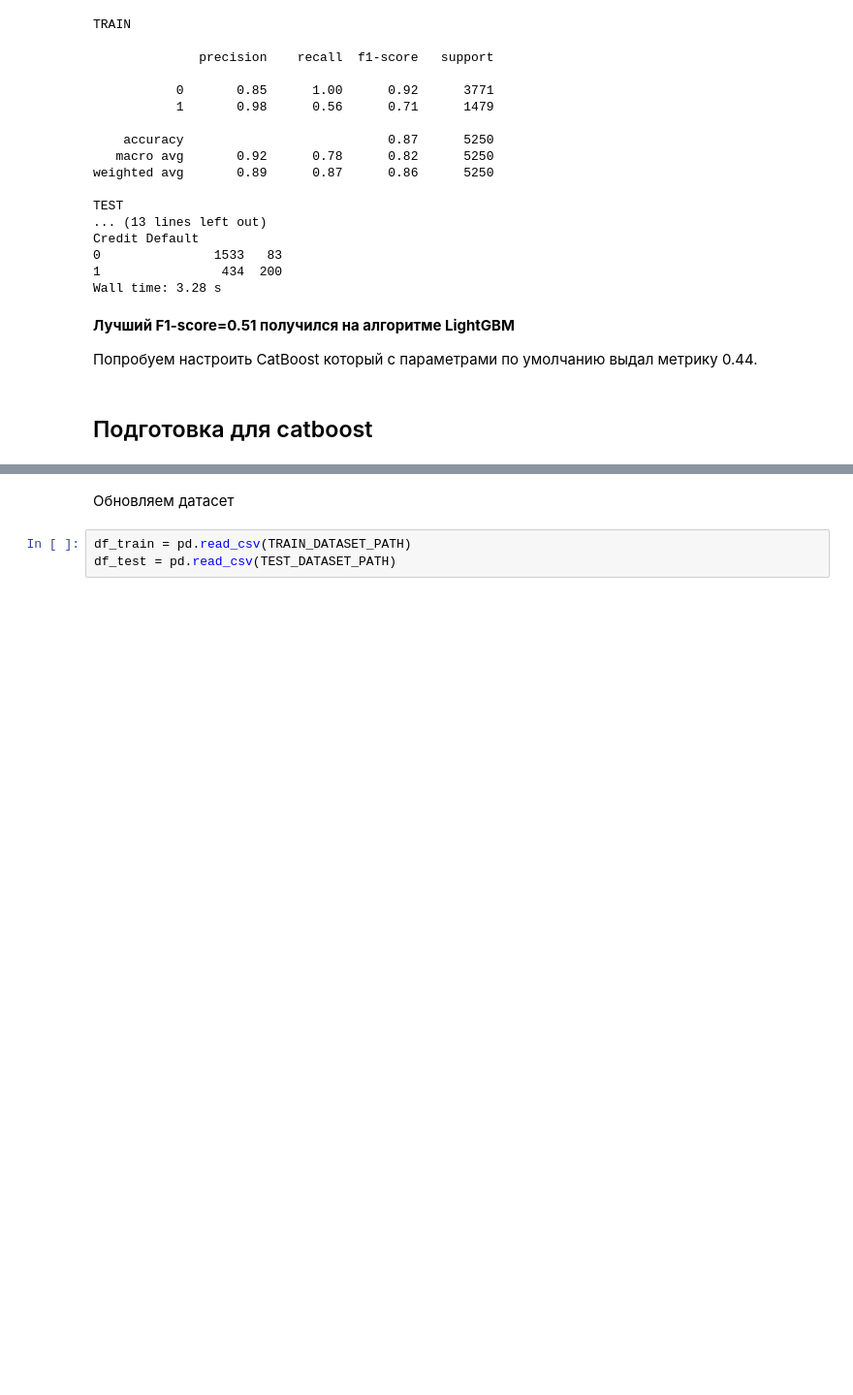
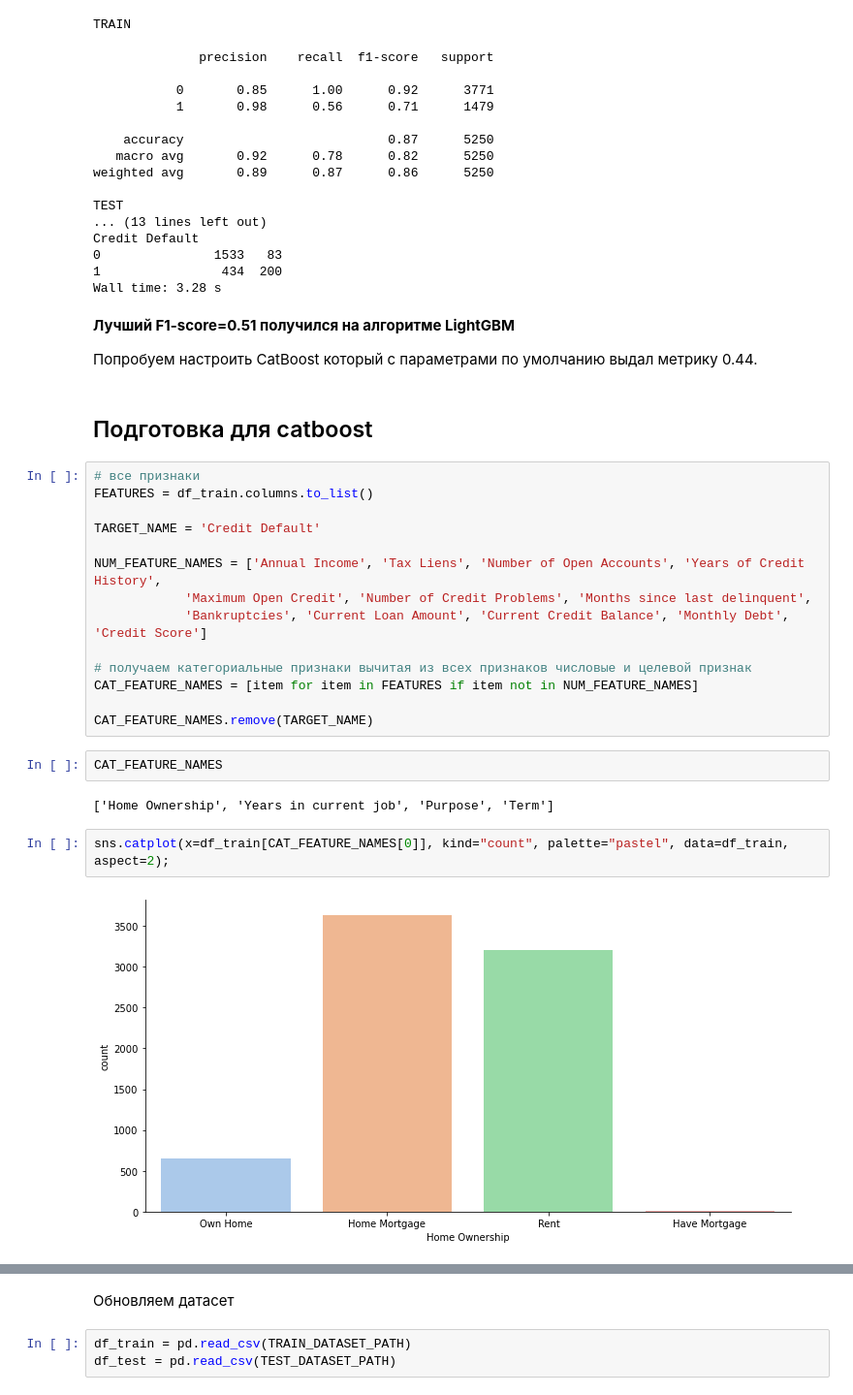
Before and after one commit to AndreiBazhenau/gb, a Jupyter notebook: ds_libs2/course_project.ipynb, the cells around one changed output, grey strips where cells are left out. Shown at 97% size. Cells and saved outputs as stored; diff of their text form; blank space fills up the shorter version.

```diff
--- a/ds_libs2/course_project.ipynb
+++ b/ds_libs2/course_project.ipynb
@@ -1429,3 +1441,25 @@ Wall time: 3.28 s
 Попробуем настроить CatBoost который с параметрами по умолчанию выдал метрику 0.44.
 # %% [markdown]
 ## Подготовка для catboost
+# %%
+# все признаки
+FEATURES = df_train.columns.to_list()
+
+TARGET_NAME = 'Credit Default'
+
+NUM_FEATURE_NAMES = ['Annual Income', 'Tax Liens', 'Number of Open Accounts', 'Years of Credit History',
+            'Maximum Open Credit', 'Number of Credit Problems', 'Months since last delinquent',
+            'Bankruptcies', 'Current Loan Amount', 'Current Credit Balance', 'Monthly Debt', 'Credit Score']
+
+# получаем категориальные признаки вычитая из всех признаков числовые и целевой признак
+CAT_FEATURE_NAMES = [item for item in FEATURES if item not in NUM_FEATURE_NAMES]
+
+CAT_FEATURE_NAMES.remove(TARGET_NAME)
+# %%
+CAT_FEATURE_NAMES
+# %% [output]
+['Home Ownership', 'Years in current job', 'Purpose', 'Term']
+# %%
+sns.catplot(x=df_train[CAT_FEATURE_NAMES[0]], kind="count", palette="pastel", data=df_train, aspect=2);
+# %% [output]
+[figure, added]
```
Also changed, not shown: parts of 16 cells of this notebook, 2 other files.
